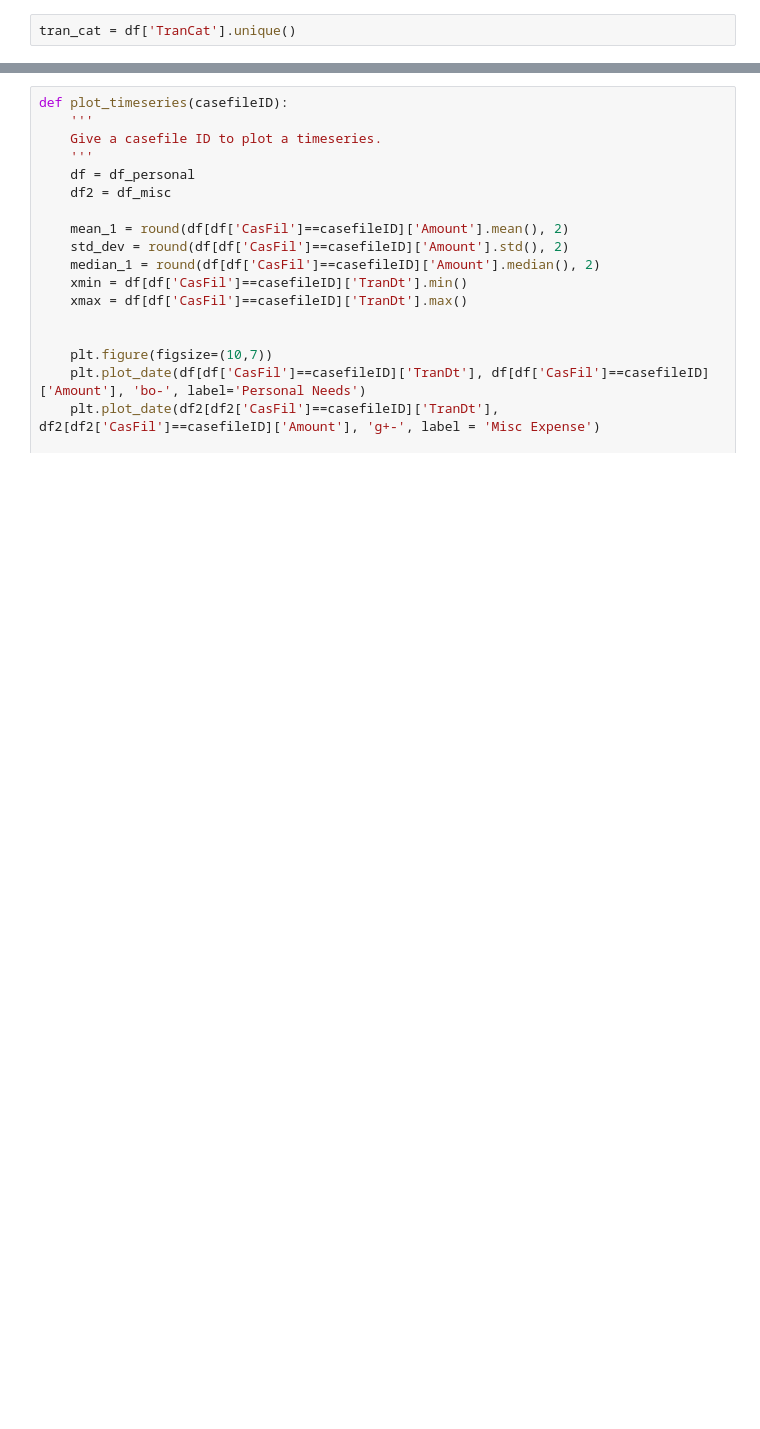
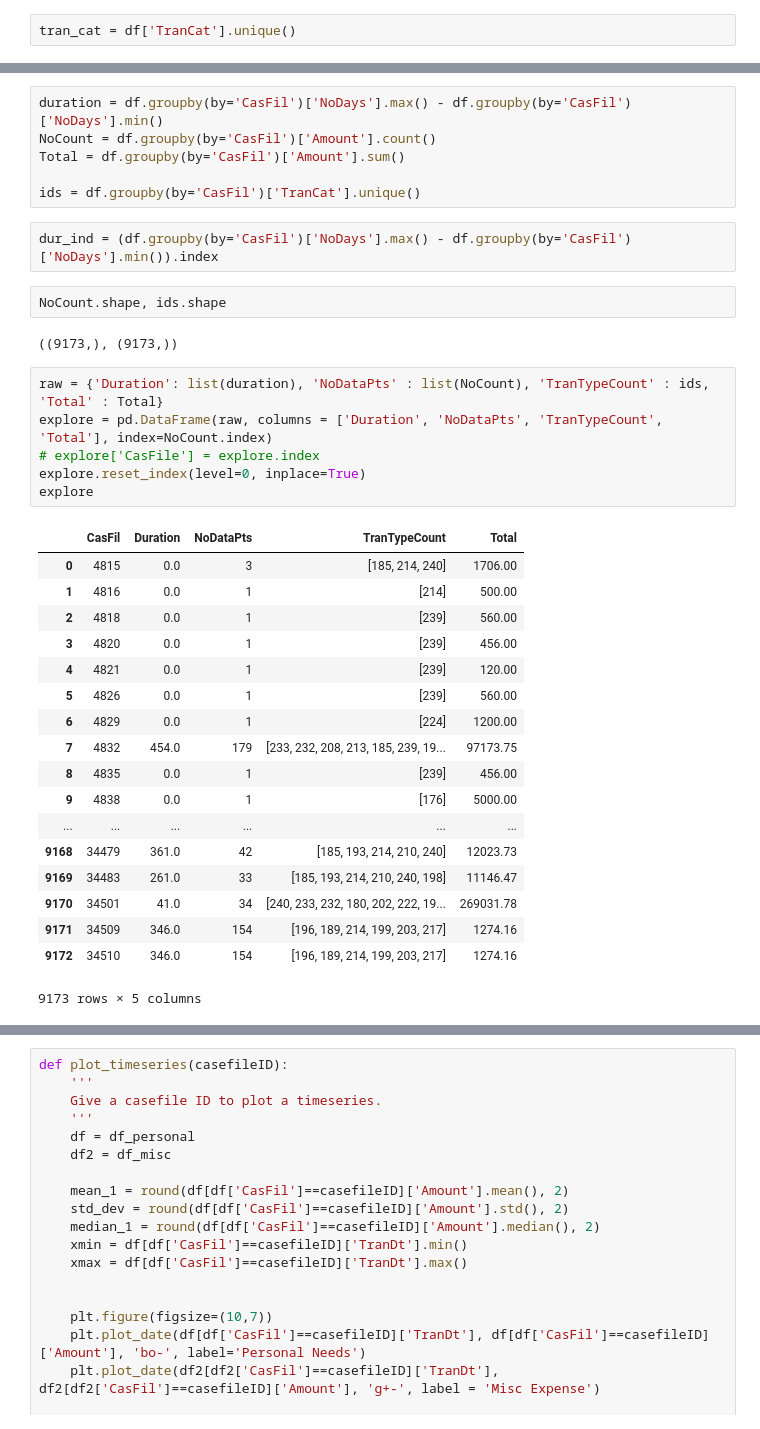
Before and after one commit to sanhitamj/elderly_fraud_detection, a Jupyter notebook: PersonalNeeds.ipynb, the cells around one changed output, grey strips where cells are left out. Cells and saved outputs as stored; diff of their text form; blank space fills up the shorter version.

Commit message:
data cleaning updates

```diff
--- a/PersonalNeeds.ipynb
+++ b/PersonalNeeds.ipynb
@@ -37,0 +44,37 @@ df['NoDays'] = (df['TranDt'] - df['TranDt'].min())/ np.timedelta64(1,'D')
+# %%
+duration = df.groupby(by='CasFil')['NoDays'].max() - df.groupby(by='CasFil')['NoDays'].min()
+NoCount = df.groupby(by='CasFil')['Amount'].count()
+Total = df.groupby(by='CasFil')['Amount'].sum()
+
+ids = df.groupby(by='CasFil')['TranCat'].unique()
+# %%
+dur_ind = (df.groupby(by='CasFil')['NoDays'].max() - df.groupby(by='CasFil')['NoDays'].min()).index
+# %%
+NoCount.shape, ids.shape
+# %% [output]
+((9173,), (9173,))
+# %%
+raw = {'Duration': list(duration), 'NoDataPts' : list(NoCount), 'TranTypeCount' : ids, 'Total' : Total}
+explore = pd.DataFrame(raw, columns = ['Duration', 'NoDataPts', 'TranTypeCount', 'Total'], index=NoCount.index)
+# explore['CasFile'] = explore.index
+explore.reset_index(level=0, inplace=True)
+explore
+# %% [output]
+|  | CasFil | Duration | NoDataPts | TranTypeCount | Total |
+| 0 | 4815 | 0.0 | 3 | [185, 214, 240] | 1706.00 |
+| 1 | 4816 | 0.0 | 1 | [214] | 500.00 |
+| 2 | 4818 | 0.0 | 1 | [239] | 560.00 |
+| 3 | 4820 | 0.0 | 1 | [239] | 456.00 |
+| 4 | 4821 | 0.0 | 1 | [239] | 120.00 |
+| 5 | 4826 | 0.0 | 1 | [239] | 560.00 |
+| 6 | 4829 | 0.0 | 1 | [224] | 1200.00 |
+| 7 | 4832 | 454.0 | 179 | [233, 232, 208, 213, 185, 239, 19... | 97173.75 |
+| 8 | 4835 | 0.0 | 1 | [239] | 456.00 |
+| 9 | 4838 | 0.0 | 1 | [176] | 5000.00 |
+| ... | ... | ... | ... | ... | ... |
+| 9168 | 34479 | 361.0 | 42 | [185, 193, 214, 210, 240] | 12023.73 |
+| 9169 | 34483 | 261.0 | 33 | [185, 193, 214, 210, 240, 198] | 11146.47 |
+| 9170 | 34501 | 41.0 | 34 | [240, 233, 232, 180, 202, 222, 19... | 269031.78 |
+| 9171 | 34509 | 346.0 | 154 | [196, 189, 214, 199, 203, 217] | 1274.16 |
+| 9172 | 34510 | 346.0 | 154 | [196, 189, 214, 199, 203, 217] | 1274.16 |
+9173 rows × 5 columns
```
Also changed, not shown: parts of 15 cells of this notebook, 2 other files.
